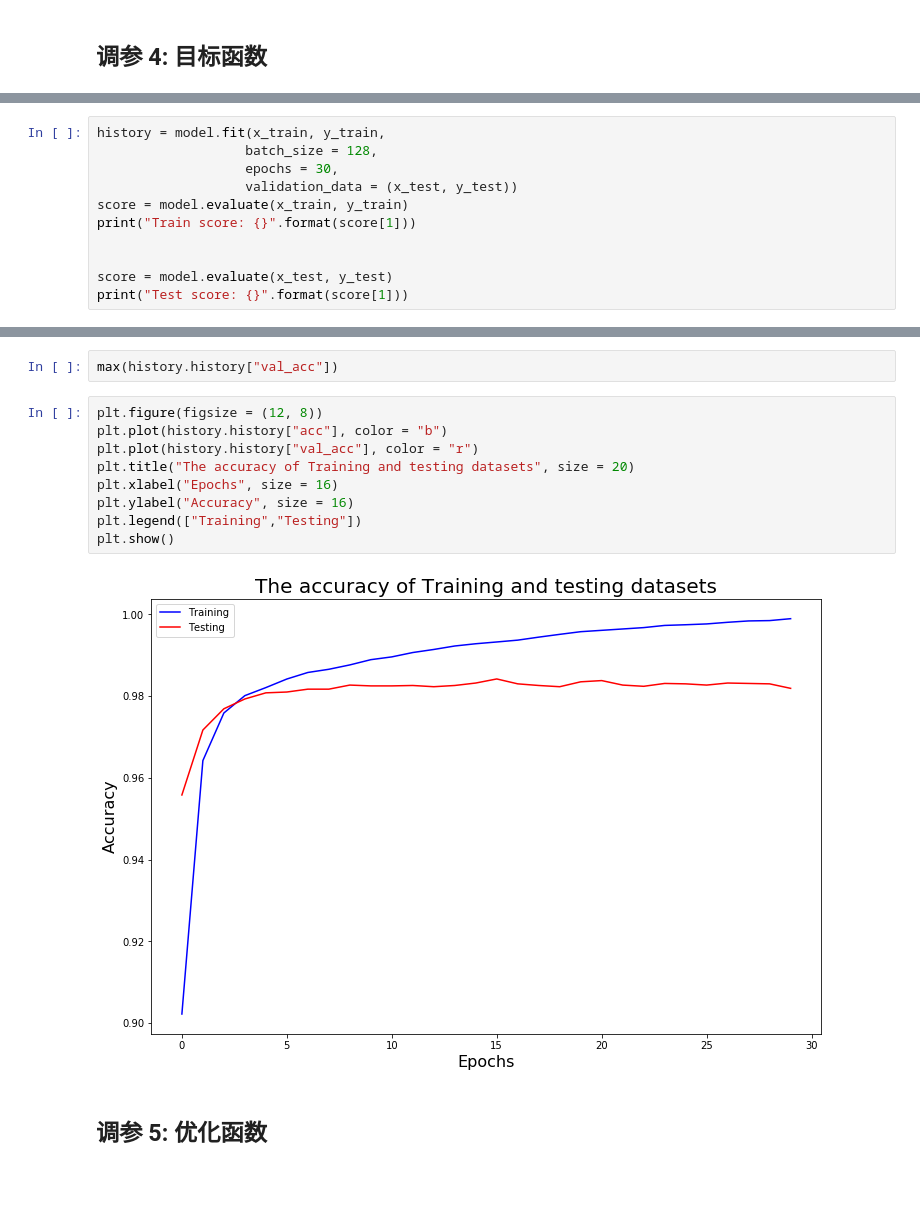
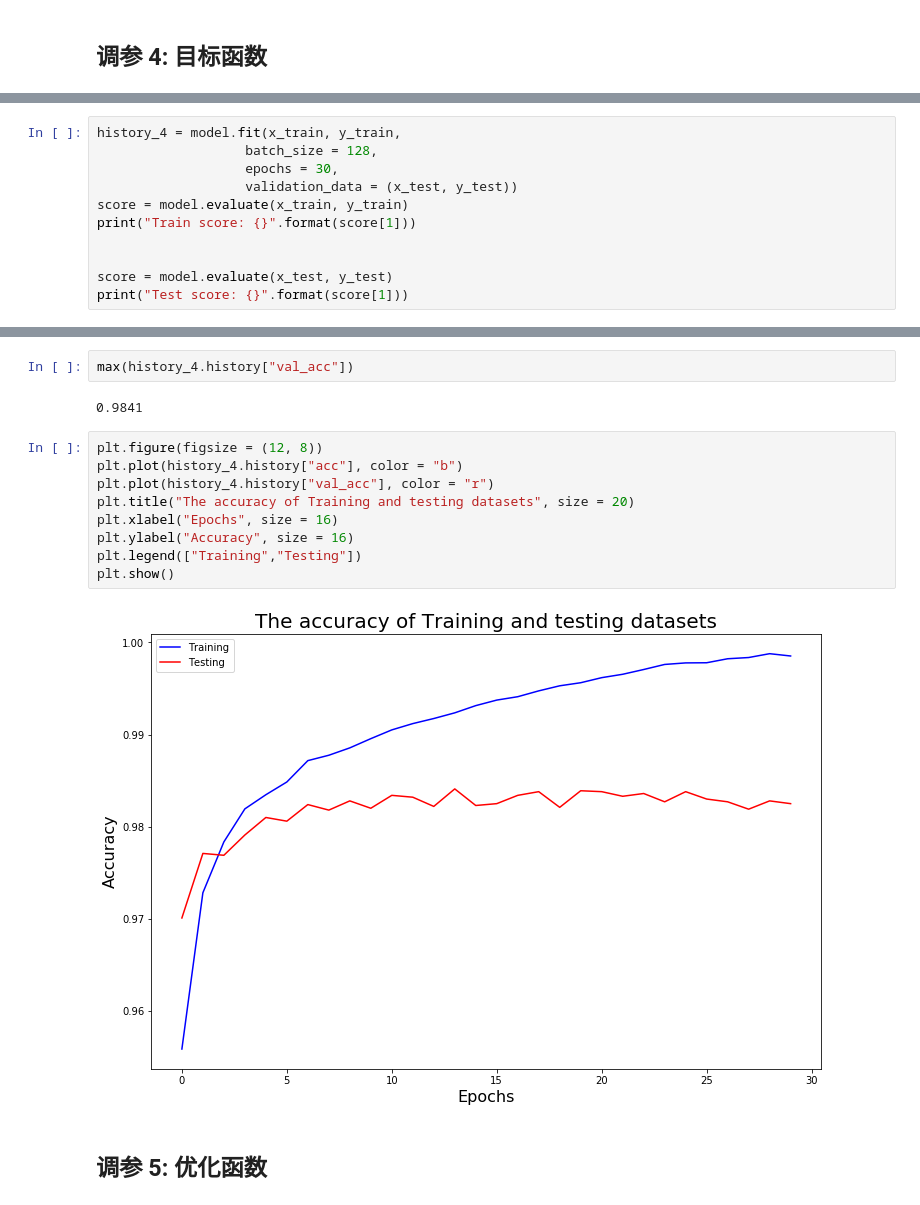
Before and after one commit to xslittlemaggie/Deep-Learning-Projects, a Jupyter notebook: MNIST_CNN_参数调节.ipynb, the cells around one changed output, grey strips where cells are left out. Drawn from its saved outputs; the diff is of its cells as text.

```diff
--- a/MNIST_CNN_参数调节.ipynb
+++ b/MNIST_CNN_参数调节.ipynb
@@ -409,7 +408,7 @@ Trainable params: 54,410
 Non-trainable params: 0
 _________________________________________________________________
 # %%
-history = model.fit(x_train, y_train,
+history_4 = model.fit(x_train, y_train,
                    batch_size = 128,
                    epochs = 30,
                    validation_data = (x_test, y_test))
@@ -440,16 +439,18 @@ Test score: 0.9819
 # %%
-max(history.history["val_acc"])
+max(history_4.history["val_acc"])
+# %% [output]
+0.9841
 # %%
 plt.figure(figsize = (12, 8))
-plt.plot(history.history["acc"], color = "b")
-plt.plot(history.history["val_acc"], color = "r")
+plt.plot(history_4.history["acc"], color = "b")
+plt.plot(history_4.history["val_acc"], color = "r")
 plt.title("The accuracy of Training and testing datasets", size = 20)
 plt.xlabel("Epochs", size = 16)
 plt.ylabel("Accuracy", size = 16)
 plt.legend(["Training","Testing"])
 plt.show()
 # %% [output]
-[figure, old version]
+[figure, new version]
 # %% [markdown]
 ## 调参 5: 优化函数
 # %%
```
Also changed, not shown: parts of 59 cells of this notebook.
